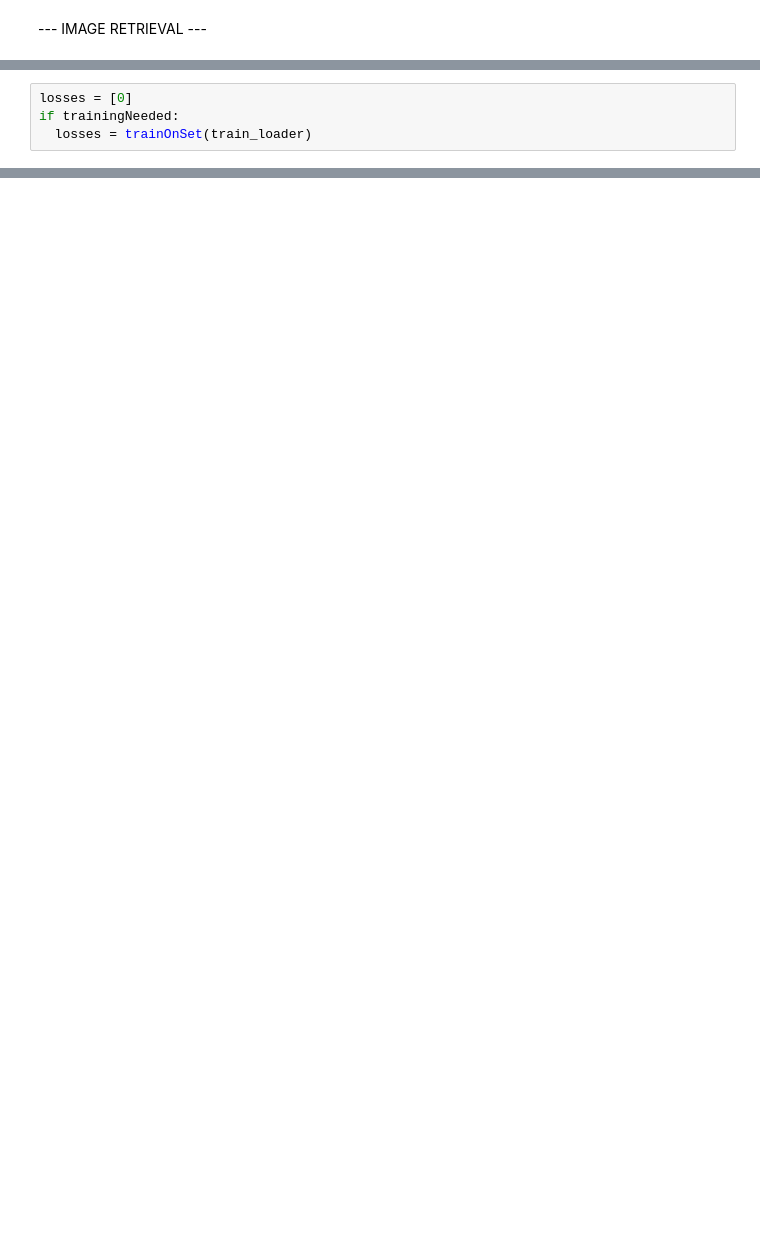
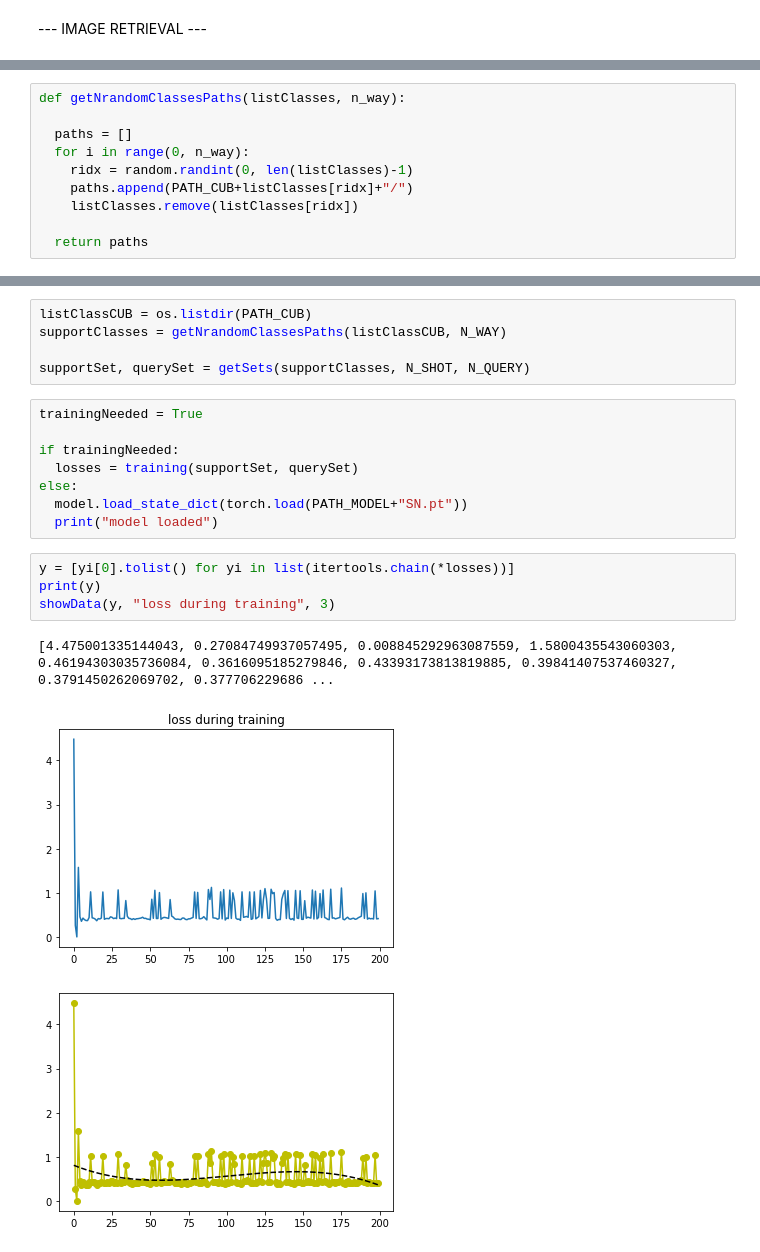
Before and after one commit to Taedriel/ZSL-v2, a Jupyter notebook: pipeline.ipynb, the cells around one changed output, grey strips where cells are left out. Cells and saved outputs as stored; diff of their text form; blank space fills up the shorter version.

```diff
--- a/pipeline.ipynb
+++ b/pipeline.ipynb
@@ -494,4 +120,0 @@ def trainOnSet(datasetL):
-# %%
-losses = [0]
-if trainingNeeded:
-  losses = trainOnSet(train_loader)
@@ -702,0 +221,10 @@ evaluate(test_loader)
+# %%
+def getNrandomClassesPaths(listClasses, n_way):
+
+  paths = []
+  for i in range(0, n_way):
+    ridx = random.randint(0, len(listClasses)-1)
+    paths.append(PATH_CUB+listClasses[ridx]+"/")
+    listClasses.remove(listClasses[ridx])
+
+  return paths
@@ -702,0 +518,21 @@ evaluate(test_loader)
+# %%
+listClassCUB = os.listdir(PATH_CUB)
+supportClasses = getNrandomClassesPaths(listClassCUB, N_WAY)
+
+supportSet, querySet = getSets(supportClasses, N_SHOT, N_QUERY)
+# %%
+trainingNeeded = True
+
+if trainingNeeded:
+  losses = training(supportSet, querySet)
+else:
+  model.load_state_dict(torch.load(PATH_MODEL+"SN.pt"))
+  print("model loaded")
+# %%
+y = [yi[0].tolist() for yi in list(itertools.chain(*losses))]
+print(y)
+showData(y, "loss during training", 3)
+# %% [output]
+[4.475001335144043, 0.27084749937057495, 0.008845292963087559, 1.5800435543060303, 0.46194303035736084, 0.3616095185279846, 0.43393173813819885, 0.39841407537460327, 0.3791450262069702, 0.377706229686 ...
+[figure, added]
+[figure, added]
```
Also changed, not shown: parts of 45 cells of this notebook.
